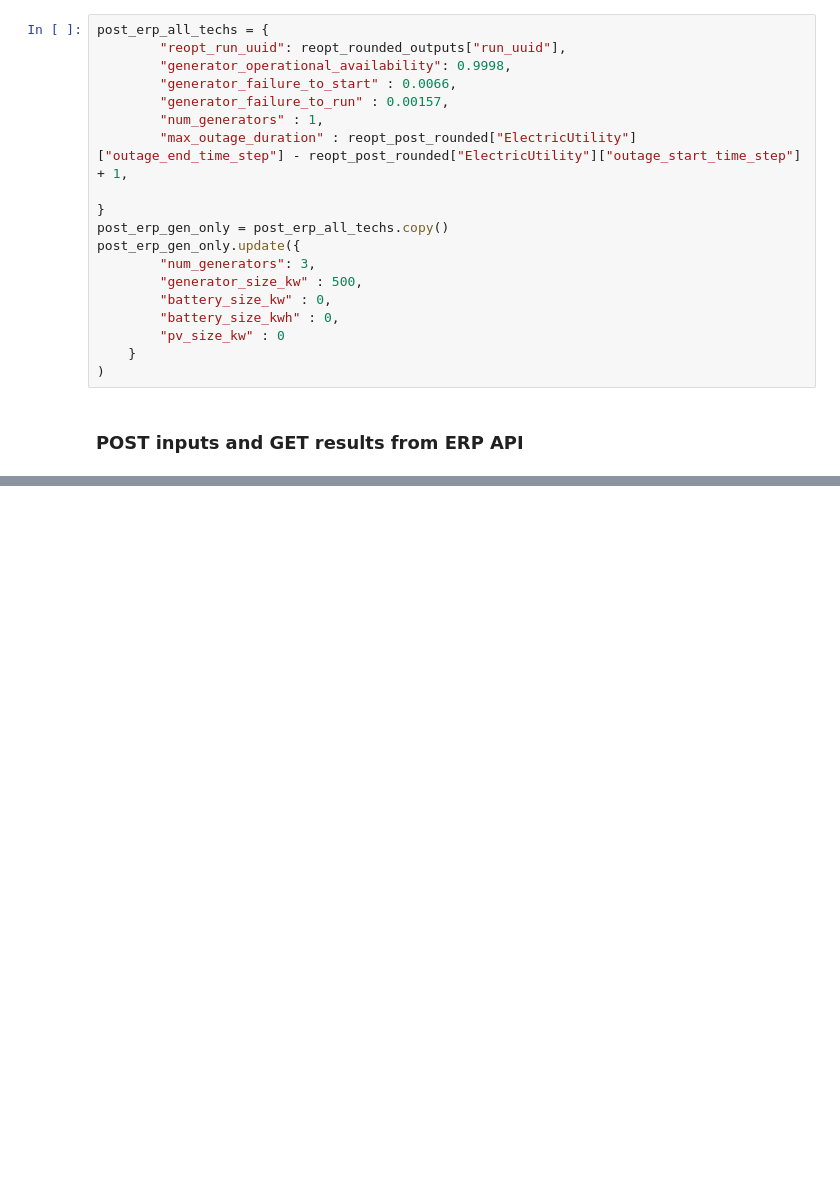
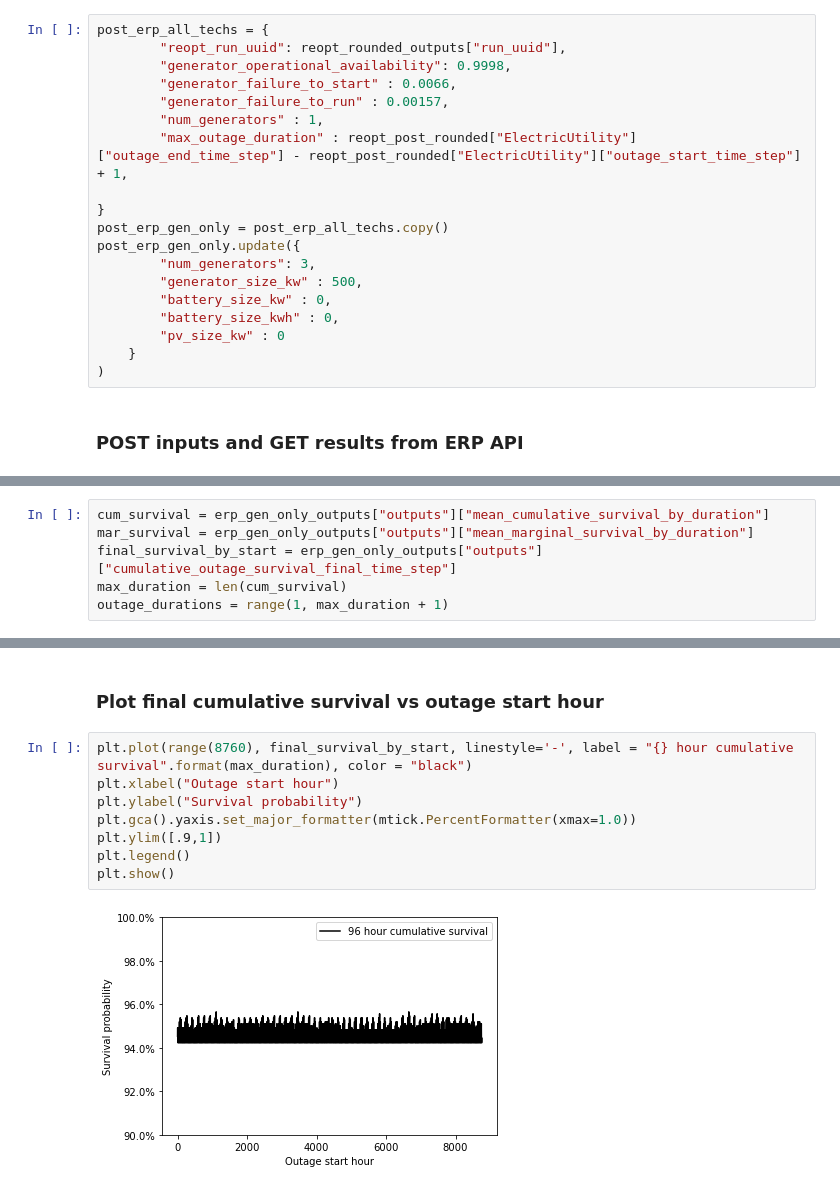
Before and after one commit to NREL/REopt-Analysis-Scripts, a Jupyter notebook: erp_tag3_case_study.ipynb, the cells around one changed output, grey strips where cells are left out. Saved outputs shown, nothing was run; the diff lists cells and outputs as text; blank space fills up the shorter version.

```diff
--- a/erp_tag3_case_study.ipynb
+++ b/erp_tag3_case_study.ipynb
@@ -253,0 +287,6 @@ plt.show()
+# %%
+cum_survival = erp_gen_only_outputs["outputs"]["mean_cumulative_survival_by_duration"]
+mar_survival = erp_gen_only_outputs["outputs"]["mean_marginal_survival_by_duration"]
+final_survival_by_start = erp_gen_only_outputs["outputs"]["cumulative_outage_survival_final_time_step"]
+max_duration = len(cum_survival)
+outage_durations = range(1, max_duration + 1)
@@ -280,3 +313,15 @@ plt.legend()
 plt.show()
 # %% [output]
 [figure]
+# %% [markdown]
+### Plot final cumulative survival vs outage start hour
+# %%
+plt.plot(range(8760), final_survival_by_start, linestyle='-', label = "{} hour cumulative survival".format(max_duration), color = "black")
+plt.xlabel("Outage start hour")
+plt.ylabel("Survival probability")
+plt.gca().yaxis.set_major_formatter(mtick.PercentFormatter(xmax=1.0))
+plt.ylim([.9,1])
+plt.legend()
+plt.show()
+# %% [output]
+[figure, added]
```
Also changed, not shown: parts of 17 cells of this notebook, 5 other files.
